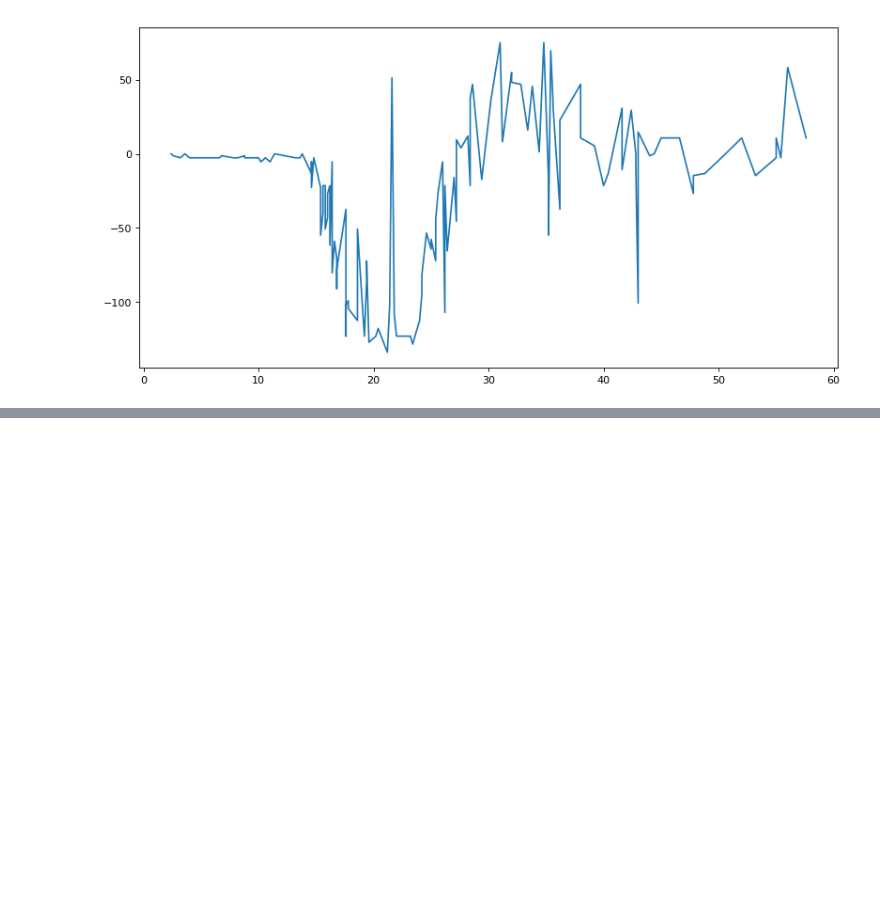
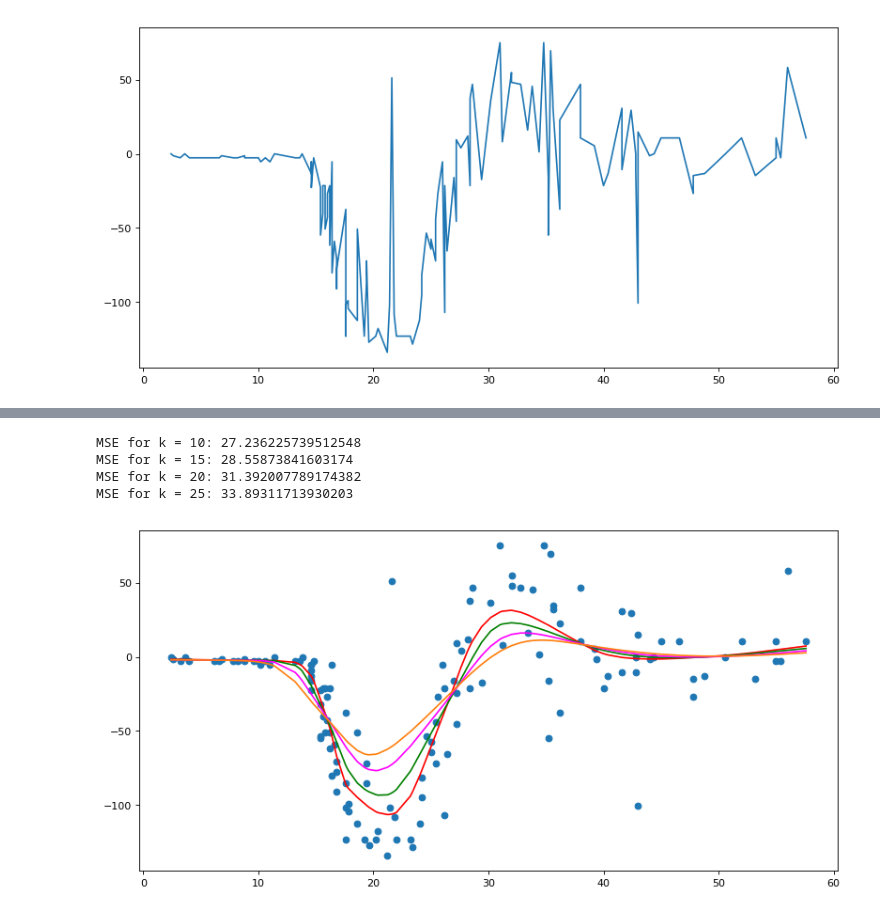
Before and after one commit to np96/mlHomeworks, a Jupyter notebook: non-parametric-regression.ipynb, the cells around one changed output, grey strips where cells are left out. Cells and saved outputs as stored; diff of their text form; code cells hidden in the pictures; blank space fills up the shorter version.

Commit message:
lowess

```diff
--- a/non-parametric-regression.ipynb
+++ b/non-parametric-regression.ipynb
@@ -29,0 +64,21 @@ plt.show()
+# %%
+reg = NonParametricRegression()
+ks = [10,15,20,25]
+params = [{'method': 'lowess', 'metric': nr.l2_norm, 'k' : k} for k in ks]
+reg = []
+for p in params:
+    p['kernel'] = nr.gaussian_kernel
+    reg.append([NonParametricRegression(p), None])
+    reg[-1][1] = reg[-1][0].train(np.array(x), np.array(y))
+    print('MSE for k = {}: {}'.format(p['k'], np.sqrt(mean_squared_error(reg[-1][1], y))))
+plt.figure(num=None, figsize=(12, 6), dpi=80, facecolor='w', edgecolor='k')
+plt.plot(x, y, 'o', x, reg[0][1], 'r', x, reg[1][1], 'g', x, reg[2][1], 'magenta', x, reg[3][1])
+plt.show()
+
+#Треугольное ядро
+# %% [output]
+MSE for k = 10: 27.236225739512548
+MSE for k = 15: 28.55873841603174
+MSE for k = 20: 31.392007789174382
+MSE for k = 25: 33.89311713930203
+[figure, added]
```
Also changed, not shown: parts of 5 cells of this notebook, 1 other file.
